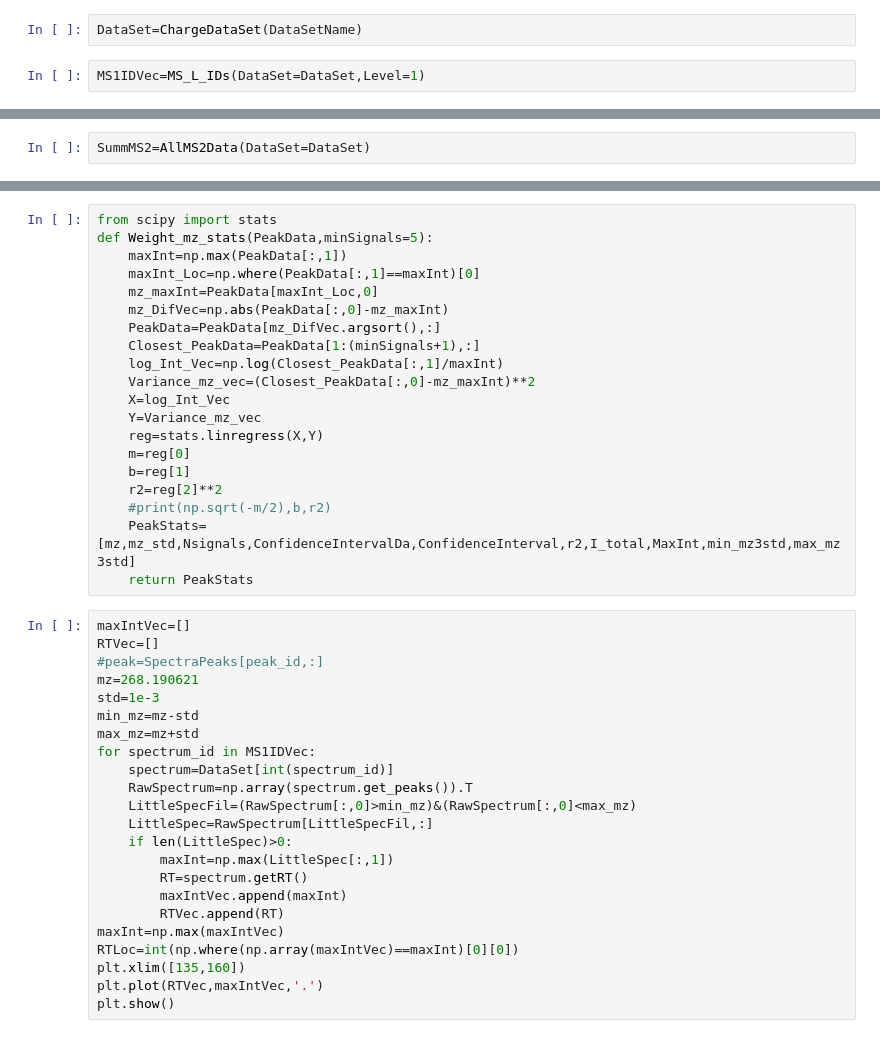
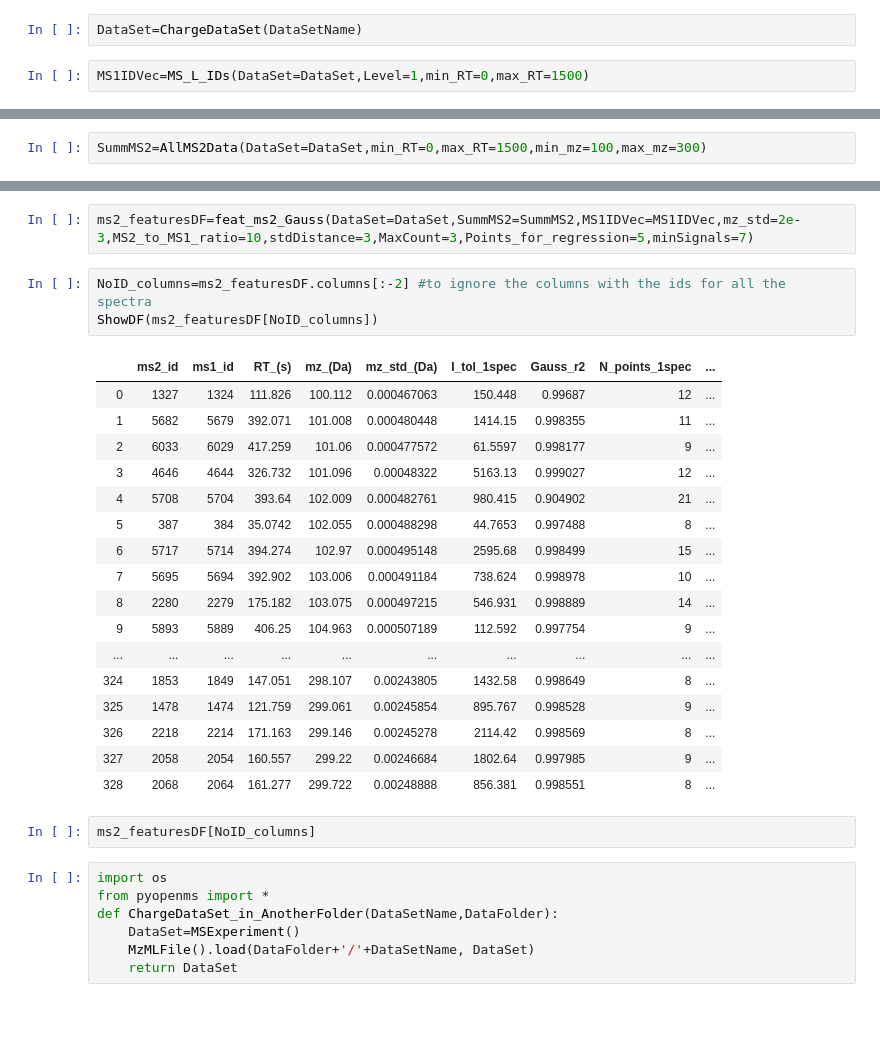
Before and after one commit to EdwinChingate/feat.-MS2-Gauss, a Jupyter notebook: feat.-ms2-Gauss.ipynb, the cells around one changed output, grey strips where cells are left out. Drawn from its saved outputs; the diff is of its cells as text.

```diff
--- a/feat.-ms2-Gauss.ipynb
+++ b/feat.-ms2-Gauss.ipynb
@@ -19,4 +17,4 @@ DataSetName='12111.mzML'
 # %%
 DataSet=ChargeDataSet(DataSetName)
 # %%
-MS1IDVec=MS_L_IDs(DataSet=DataSet,Level=1)
+MS1IDVec=MS_L_IDs(DataSet=DataSet,Level=1,min_RT=0,max_RT=1500)
@@ -25,2 +21,2 @@ MS2IDVec=MS_L_IDs(DataSet=DataSet,Level=2) #I'm not really using this one
 # %%
-SummMS2=AllMS2Data(DataSet=DataSet)
+SummMS2=AllMS2Data(DataSet=DataSet,min_RT=0,max_RT=1500,min_mz=100,max_mz=300)
@@ -101,43 +23,32 @@ for MS2_id in np.arange(100,115,dtype='int'):
-# %%
-from scipy import stats
-def Weight_mz_stats(PeakData,minSignals=5):
-    maxInt=np.max(PeakData[:,1])
-    maxInt_Loc=np.where(PeakData[:,1]==maxInt)[0]
-    mz_maxInt=PeakData[maxInt_Loc,0]
-    mz_DifVec=np.abs(PeakData[:,0]-mz_maxInt)
-    PeakData=PeakData[mz_DifVec.argsort(),:]
-    Closest_PeakData=PeakData[1:(minSignals+1),:]
-    log_Int_Vec=np.log(Closest_PeakData[:,1]/maxInt)
-    Variance_mz_vec=(Closest_PeakData[:,0]-mz_maxInt)**2
-    X=log_Int_Vec
-    Y=Variance_mz_vec
-    reg=stats.linregress(X,Y)
-    m=reg[0]
-    b=reg[1]
-    r2=reg[2]**2
-    #print(np.sqrt(-m/2),b,r2)
-    PeakStats=[mz,mz_std,Nsignals,ConfidenceIntervalDa,ConfidenceInterval,r2,I_total,MaxInt,min_mz3std,max_mz3std]
-    return PeakStats
-# %%
-maxIntVec=[]
-RTVec=[]
-#peak=SpectraPeaks[peak_id,:]
-mz=268.190621
-std=1e-3
-min_mz=mz-std
-max_mz=mz+std
-for spectrum_id in MS1IDVec:
-    spectrum=DataSet[int(spectrum_id)]
-    RawSpectrum=np.array(spectrum.get_peaks()).T
-    LittleSpecFil=(RawSpectrum[:,0]>min_mz)&(RawSpectrum[:,0]<max_mz)
-    LittleSpec=RawSpectrum[LittleSpecFil,:]
-    if len(LittleSpec)>0:
-        maxInt=np.max(LittleSpec[:,1])
-        RT=spectrum.getRT()
-        maxIntVec.append(maxInt)
-        RTVec.append(RT)
-maxInt=np.max(maxIntVec)
-RTLoc=int(np.where(np.array(maxIntVec)==maxInt)[0][0])
-plt.xlim([135,160])
-plt.plot(RTVec,maxIntVec,'.')
-plt.show()
+# %%
+ms2_featuresDF=feat_ms2_Gauss(DataSet=DataSet,SummMS2=SummMS2,MS1IDVec=MS1IDVec,mz_std=2e-3,MS2_to_MS1_ratio=10,stdDistance=3,MaxCount=3,Points_for_regression=5,minSignals=7)
+# %%
+NoID_columns=ms2_featuresDF.columns[:-2] #to ignore the columns with the ids for all the spectra
+ShowDF(ms2_featuresDF[NoID_columns])
+# %% [output]
+|  | ms2_id | ms1_id | RT_(s) | mz_(Da) | mz_std_(Da) | I_tol_1spec | Gauss_r2 | N_points_1spec | ... |
+| 0 | 1327 | 1324 | 111.826 | 100.112 | 0.000467063 | 150.448 | 0.99687 | 12 | ... |
+| 1 | 5682 | 5679 | 392.071 | 101.008 | 0.000480448 | 1414.15 | 0.998355 | 11 | ... |
+| 2 | 6033 | 6029 | 417.259 | 101.06 | 0.000477572 | 61.5597 | 0.998177 | 9 | ... |
+| 3 | 4646 | 4644 | 326.732 | 101.096 | 0.00048322 | 5163.13 | 0.999027 | 12 | ... |
+| 4 | 5708 | 5704 | 393.64 | 102.009 | 0.000482761 | 980.415 | 0.904902 | 21 | ... |
+| 5 | 387 | 384 | 35.0742 | 102.055 | 0.000488298 | 44.7653 | 0.997488 | 8 | ... |
+| 6 | 5717 | 5714 | 394.274 | 102.97 | 0.000495148 | 2595.68 | 0.998499 | 15 | ... |
+| 7 | 5695 | 5694 | 392.902 | 103.006 | 0.000491184 | 738.624 | 0.998978 | 10 | ... |
+| 8 | 2280 | 2279 | 175.182 | 103.075 | 0.000497215 | 546.931 | 0.998889 | 14 | ... |
+| 9 | 5893 | 5889 | 406.25 | 104.963 | 0.000507189 | 112.592 | 0.997754 | 9 | ... |
+| ... | ... | ... | ... | ... | ... | ... | ... | ... | ... |
+| 324 | 1853 | 1849 | 147.051 | 298.107 | 0.00243805 | 1432.58 | 0.998649 | 8 | ... |
+| 325 | 1478 | 1474 | 121.759 | 299.061 | 0.00245854 | 895.767 | 0.998528 | 9 | ... |
+| 326 | 2218 | 2214 | 171.163 | 299.146 | 0.00245278 | 2114.42 | 0.998569 | 8 | ... |
+| 327 | 2058 | 2054 | 160.557 | 299.22 | 0.00246684 | 1802.64 | 0.997985 | 9 | ... |
+| 328 | 2068 | 2064 | 161.277 | 299.722 | 0.00248888 | 856.381 | 0.998551 | 8 | ... |
+# %%
+ms2_featuresDF[NoID_columns]
+# %%
+import os
+from pyopenms import *
+def ChargeDataSet_in_AnotherFolder(DataSetName,DataFolder):
+    DataSet=MSExperiment()
+    MzMLFile().load(DataFolder+'/'+DataSetName, DataSet)
+    return DataSet
```
Also changed, not shown: parts of 9 cells of this notebook, 7 other files.
